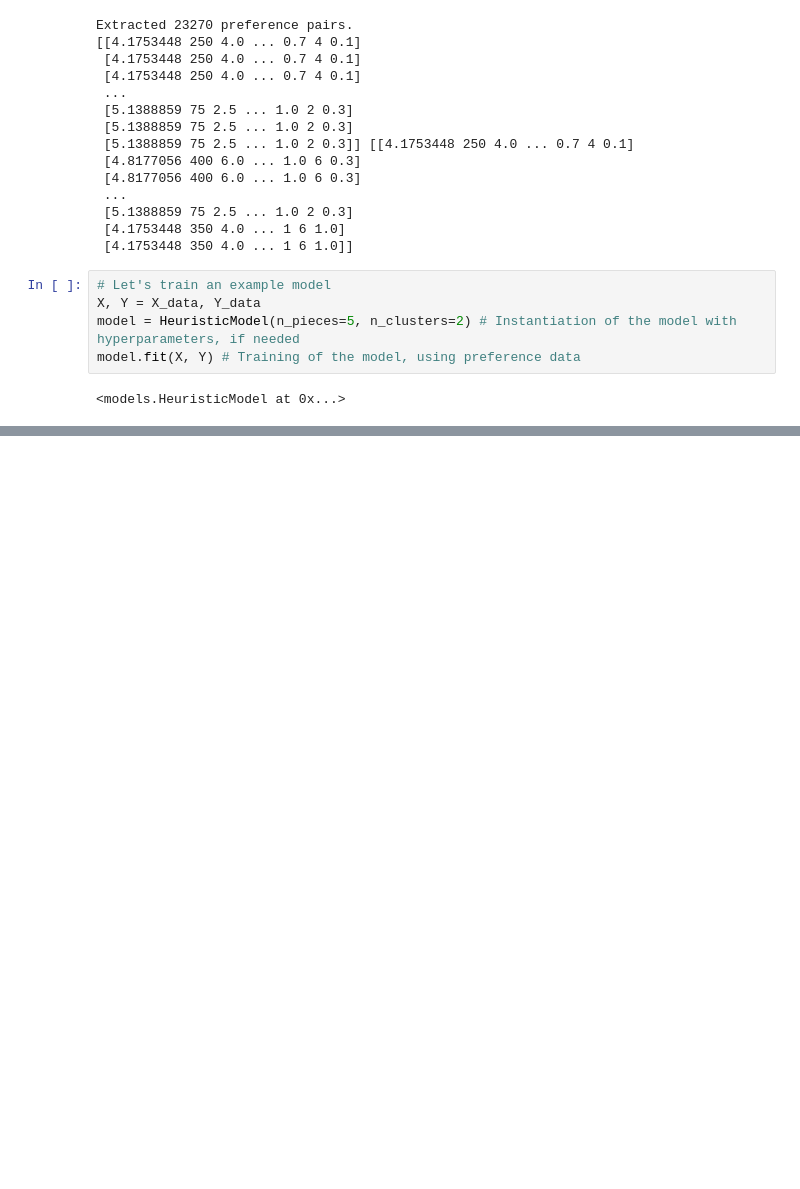
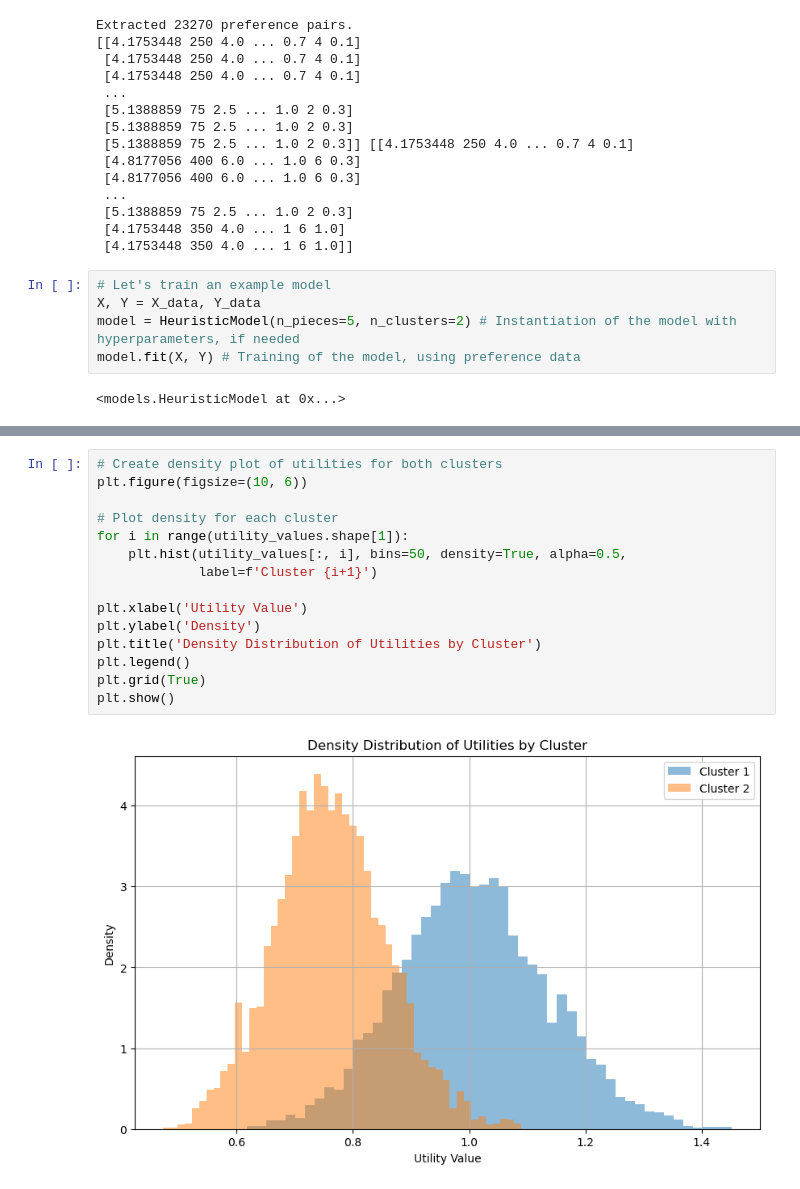
Before and after one commit to CyberlaClov/orra-dm-2024-25, a Jupyter notebook: notebooks/loading_cars_data.ipynb, the cells around one changed output, grey strips where cells are left out. Cells and saved outputs as stored; diff of their text form; blank space fills up the shorter version.

```diff
--- a/notebooks/loading_cars_data.ipynb
+++ b/notebooks/loading_cars_data.ipynb
@@ -133,0 +164,17 @@ print(utility_values)
+# %%
+# Create density plot of utilities for both clusters
+plt.figure(figsize=(10, 6))
+
+# Plot density for each cluster
+for i in range(utility_values.shape[1]):
+    plt.hist(utility_values[:, i], bins=50, density=True, alpha=0.5,
+             label=f'Cluster {i+1}')
+
+plt.xlabel('Utility Value')
+plt.ylabel('Density')
+plt.title('Density Distribution of Utilities by Cluster')
+plt.legend()
+plt.grid(True)
+plt.show()
+# %% [output]
+[figure, added]
```
Also changed, not shown: parts of 3 cells of this notebook.
